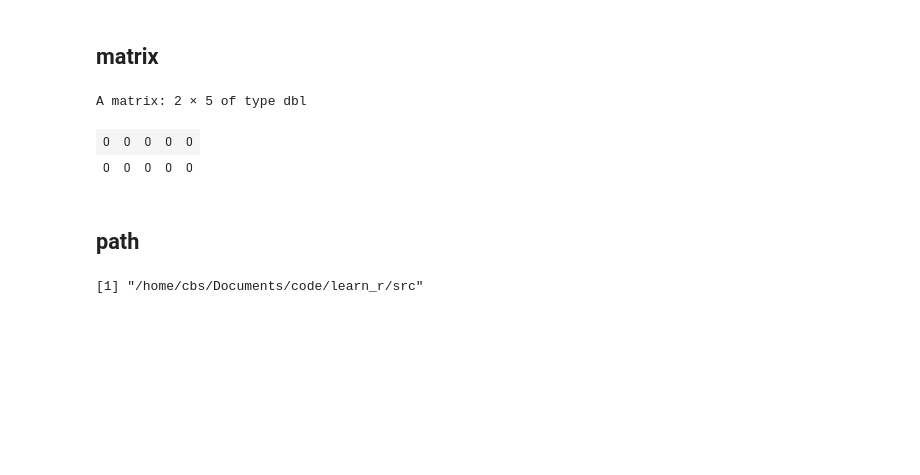
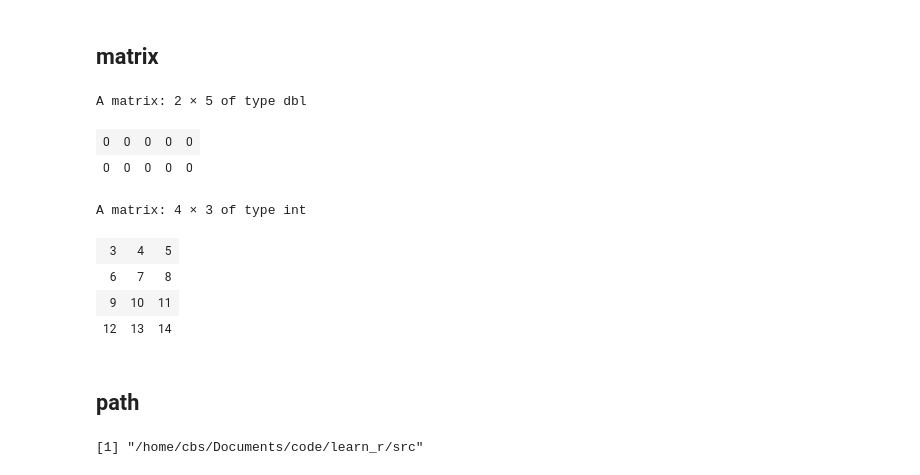
Before and after one commit to chenboshuo/learn_r, a Jupyter notebook: src/basic.ipynb, the cells around one changed output. Drawn from its saved outputs; the diff is of its cells as text; code cells hidden in the pictures; blank space fills up the shorter version.

```diff
--- a/src/basic.ipynb
+++ b/src/basic.ipynb
@@ -43,3 +74,12 @@ matrix(0,2,5)
 A matrix: 2 × 5 of type dbl
 | 0 | 0 | 0 | 0 | 0 |
 | 0 | 0 | 0 | 0 | 0 |
+# %%
+m = matrix(c(3:14), nrow=4, byrow=TRUE)
+m
+# %% [output]
+A matrix: 4 × 3 of type int
+| 3 | 4 | 5 |
+| 6 | 7 | 8 |
+| 9 | 10 | 11 |
+| 12 | 13 | 14 |
```
Also changed, not shown: parts of 46 cells of this notebook, 2 other files.
